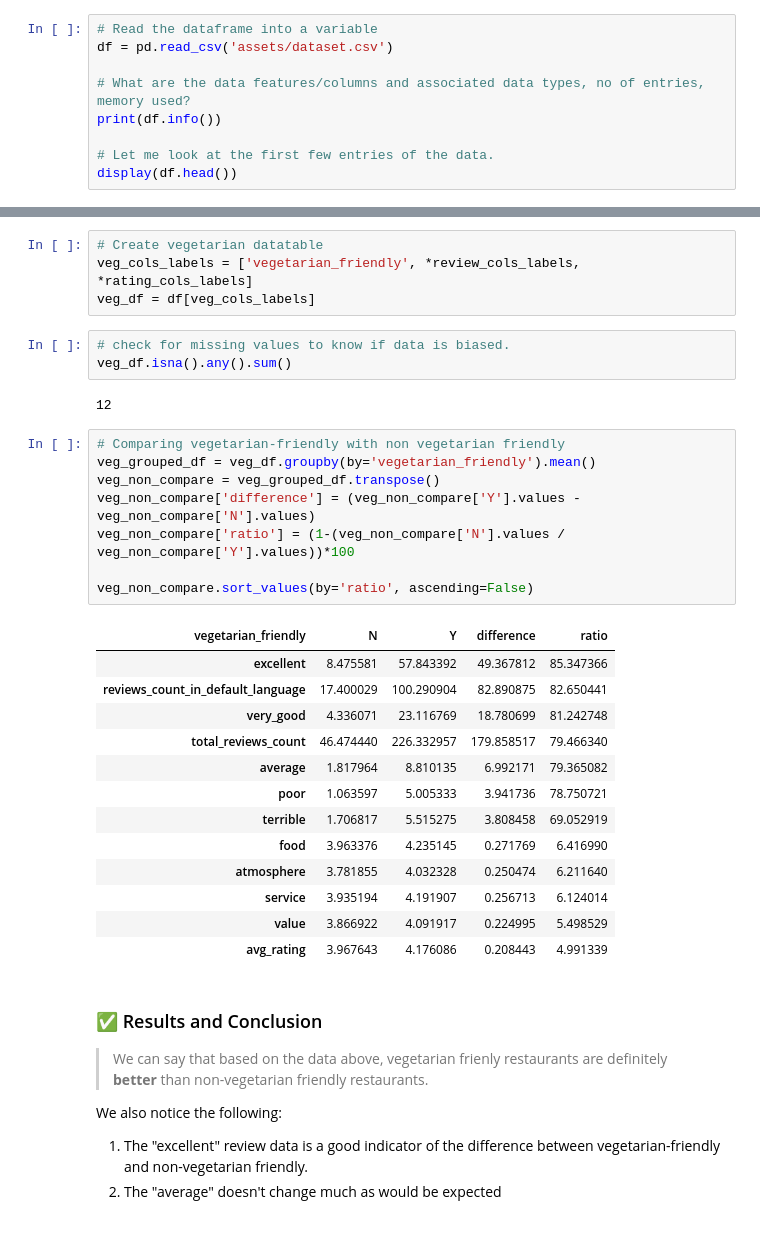
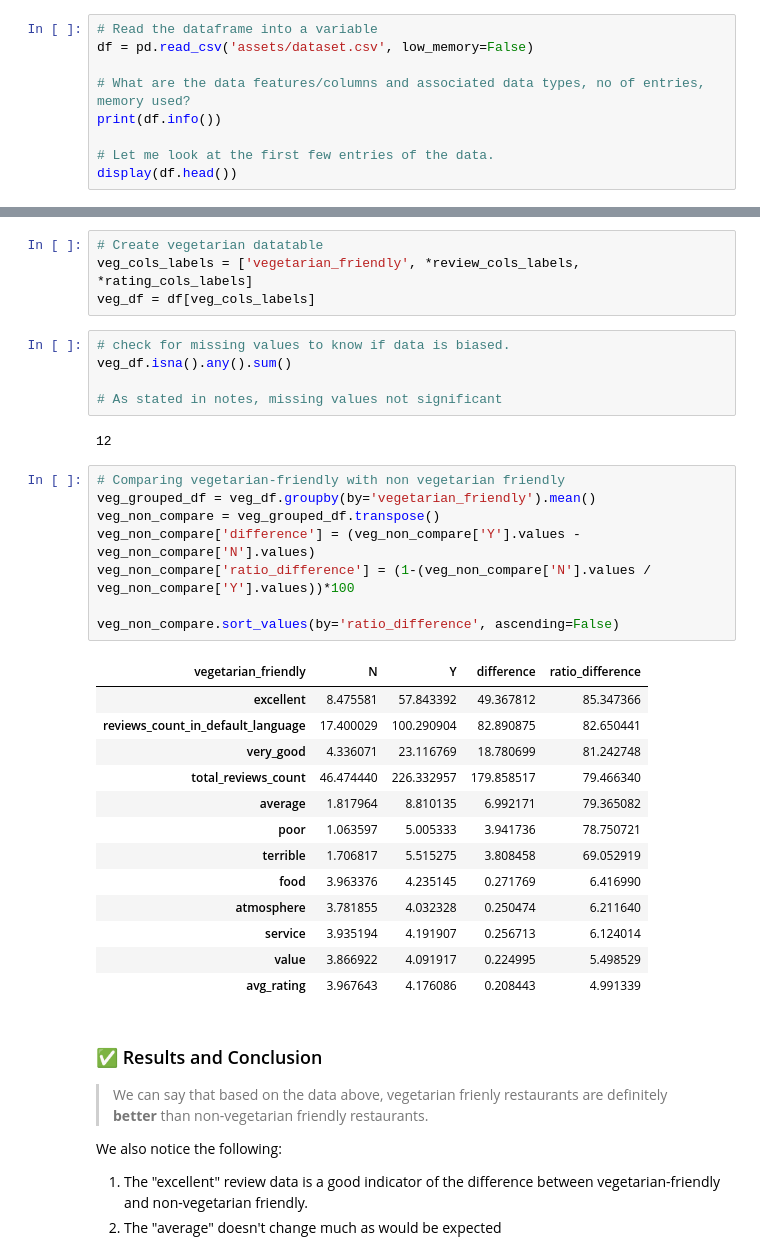
Before and after one commit to nablosos/food-data-analysis, a Jupyter notebook: project.ipynb, the cells around one changed output, grey strips where cells are left out. Saved outputs shown, nothing was run; the diff lists cells and outputs as text.

Commit message:
Minor corrections
- presentation mainly
- addition of tables

```diff
--- a/project.ipynb
+++ b/project.ipynb
@@ -40,6 +45,6 @@ This is where I conduct a general inspection of the data to understand it, and a
 # %%
 # Read the dataframe into a variable
-df = pd.read_csv('assets/dataset.csv')
+df = pd.read_csv('assets/dataset.csv', low_memory=False)
 
 # What are the data features/columns and associated data types, no of entries, memory used?
 print(df.info())
@@ -381,18 +446,20 @@ veg_df = df[veg_cols_labels]
 # %%
 # check for missing values to know if data is biased.
 veg_df.isna().any().sum()
+
+# As stated in notes, missing values not significant
 # %% [output]
 12
 # %%
 # Comparing vegetarian-friendly with non vegetarian friendly
 veg_grouped_df = veg_df.groupby(by='vegetarian_friendly').mean()
 veg_non_compare = veg_grouped_df.transpose()
 veg_non_compare['difference'] = (veg_non_compare['Y'].values - veg_non_compare['N'].values)
-veg_non_compare['ratio'] = (1-(veg_non_compare['N'].values / veg_non_compare['Y'].values))*100
+veg_non_compare['ratio_difference'] = (1-(veg_non_compare['N'].values / veg_non_compare['Y'].values))*100
 
-veg_non_compare.sort_values(by='ratio', ascending=False)
+veg_non_compare.sort_values(by='ratio_difference', ascending=False)
 # %% [output]
-| vegetarian_friendly | N | Y | difference | ratio |
+| vegetarian_friendly | N | Y | difference | ratio_difference |
 | excellent | 8.475581 | 57.843392 | 49.367812 | 85.347366 |
 | reviews_count_in_default_language | 17.400029 | 100.290904 | 82.890875 | 82.650441 |
 | very_good | 4.336071 | 23.116769 | 18.780699 | 81.242748 |
```
Also changed, not shown: parts of 40 cells of this notebook.
